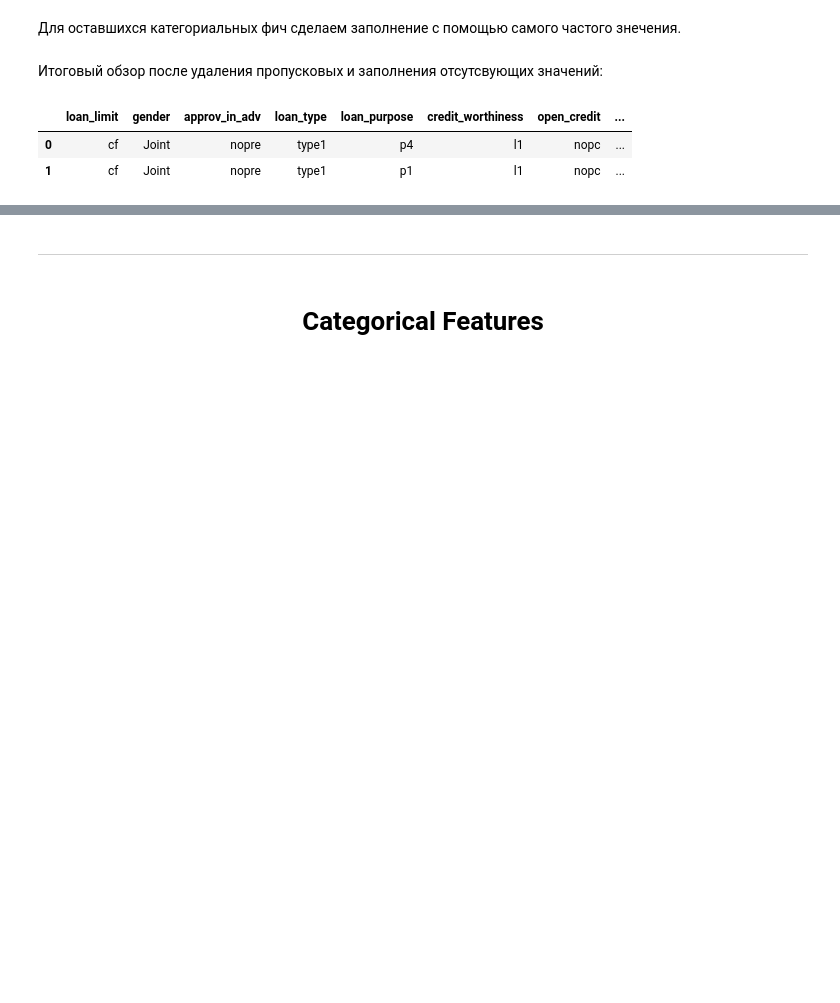
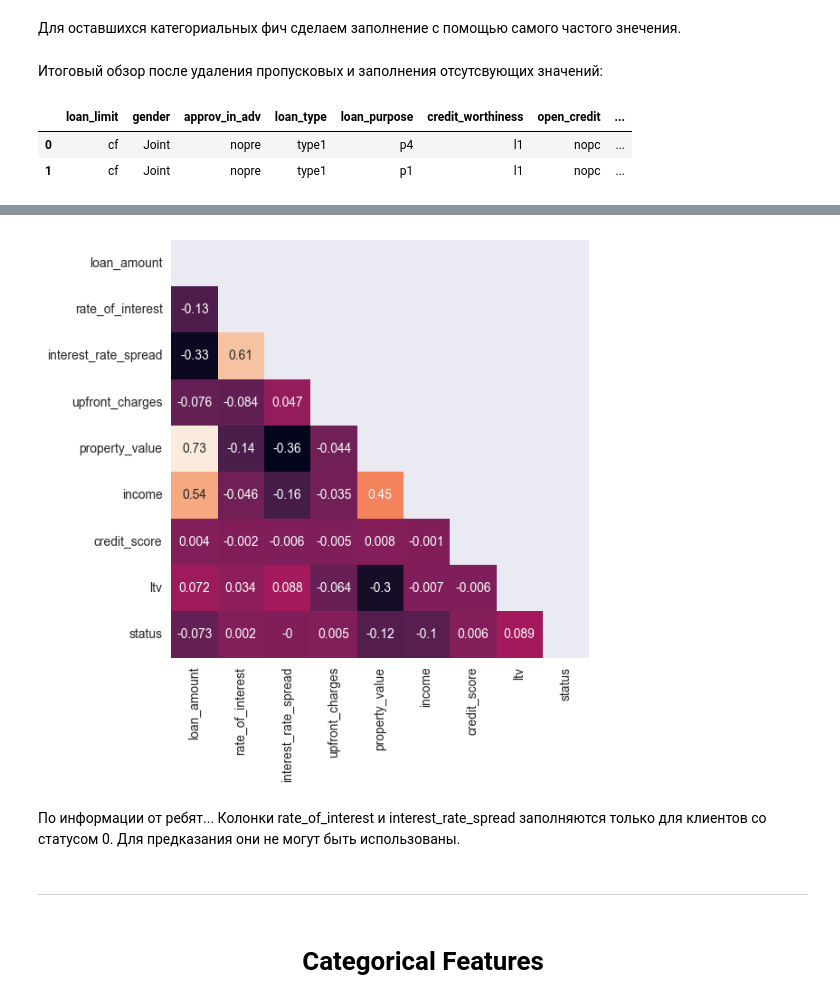
Before and after one commit to Nickolay-A/IT-Academy, a Jupyter notebook: HW - 3. EDA, Pipelines, Trees/HW - 3. EDA, Pipelines, Trees.ipynb, the cells around one changed output, grey strips where cells are left out. Cells and saved outputs as stored; diff of their text form; code cells hidden in the pictures; blank space fills up the shorter version.

```diff
--- a/HW - 3. EDA, Pipelines, Trees/HW - 3. EDA, Pipelines, Trees.ipynb
+++ b/HW - 3. EDA, Pipelines, Trees/HW - 3. EDA, Pipelines, Trees.ipynb
@@ -374,0 +377,3 @@ with open('info/info_аfter_fill_na.txt', 'w') as f:
+# %%
+df_for_corr = X.join(y)
+df_for_corr.head(2)
@@ -374,0 +384,3 @@ with open('info/info_аfter_fill_na.txt', 'w') as f:
+# %%
+corr_matrix = df_for_corr.corr(numeric_only=True).round(3)
+corr_matrix
@@ -375,3 +398,15 @@ with open('info/info_аfter_fill_na.txt', 'w') as f:
+# %%
+fig, ax = plt.subplots(figsize=(6, 6))
+heatmap = sns.heatmap(data=corr_matrix,
+                      mask=np.triu(np.ones_like(corr_matrix, dtype=bool)),
+                      square=True,
+                      cbar=False,
+                      annot=True)
+plt.show()
+# %% [output]
+[figure, added]
+# %% [markdown]
+По информации от ребят... Колонки rate_of_interest и interest_rate_spread заполняются только для клиентов со статусом 0. Для предказания они не могут быть использованы.
 # %% [markdown]
 ---
 # %% [markdown]
```
Also changed, not shown: parts of 50 cells of this notebook, 5 other files.
